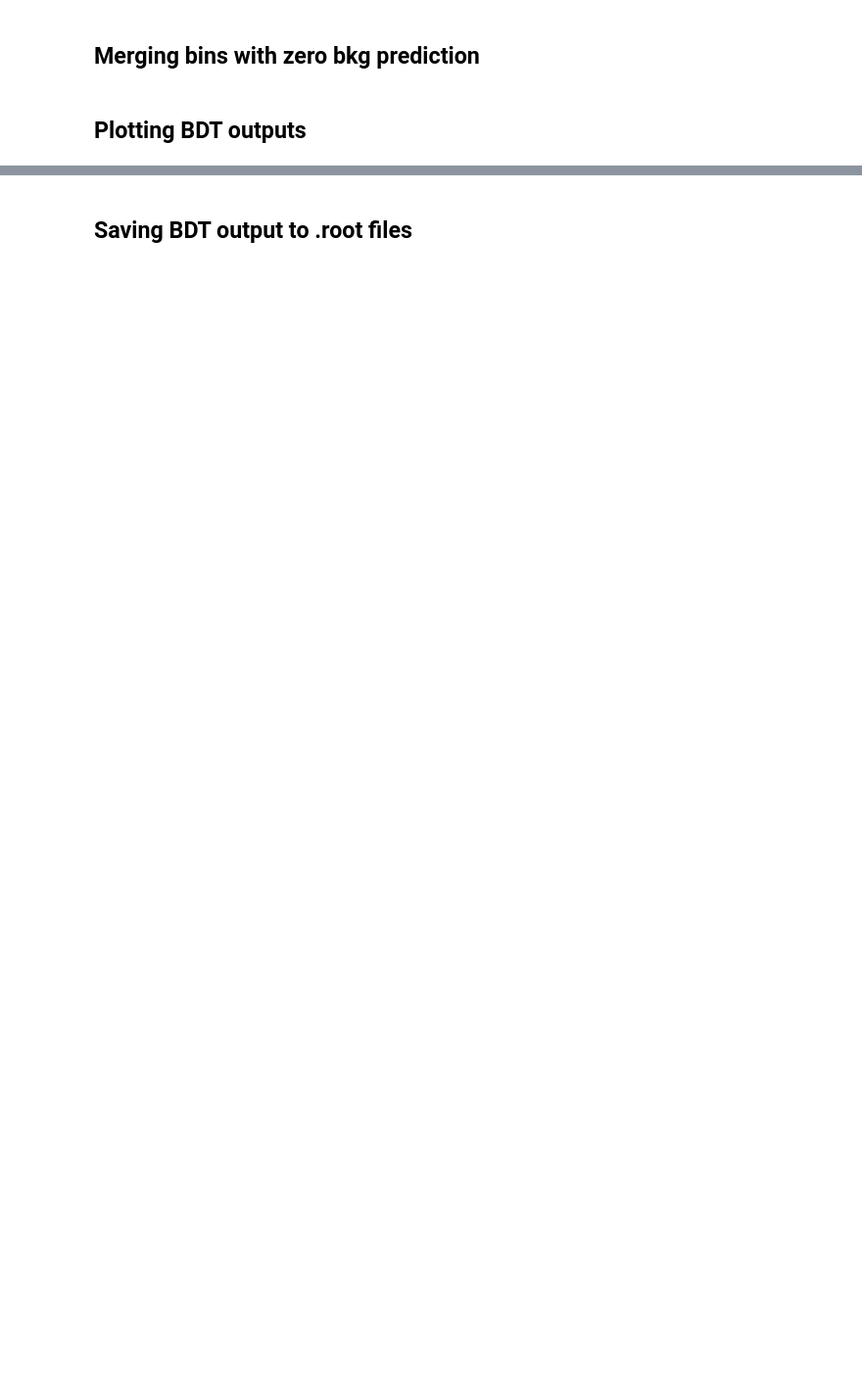
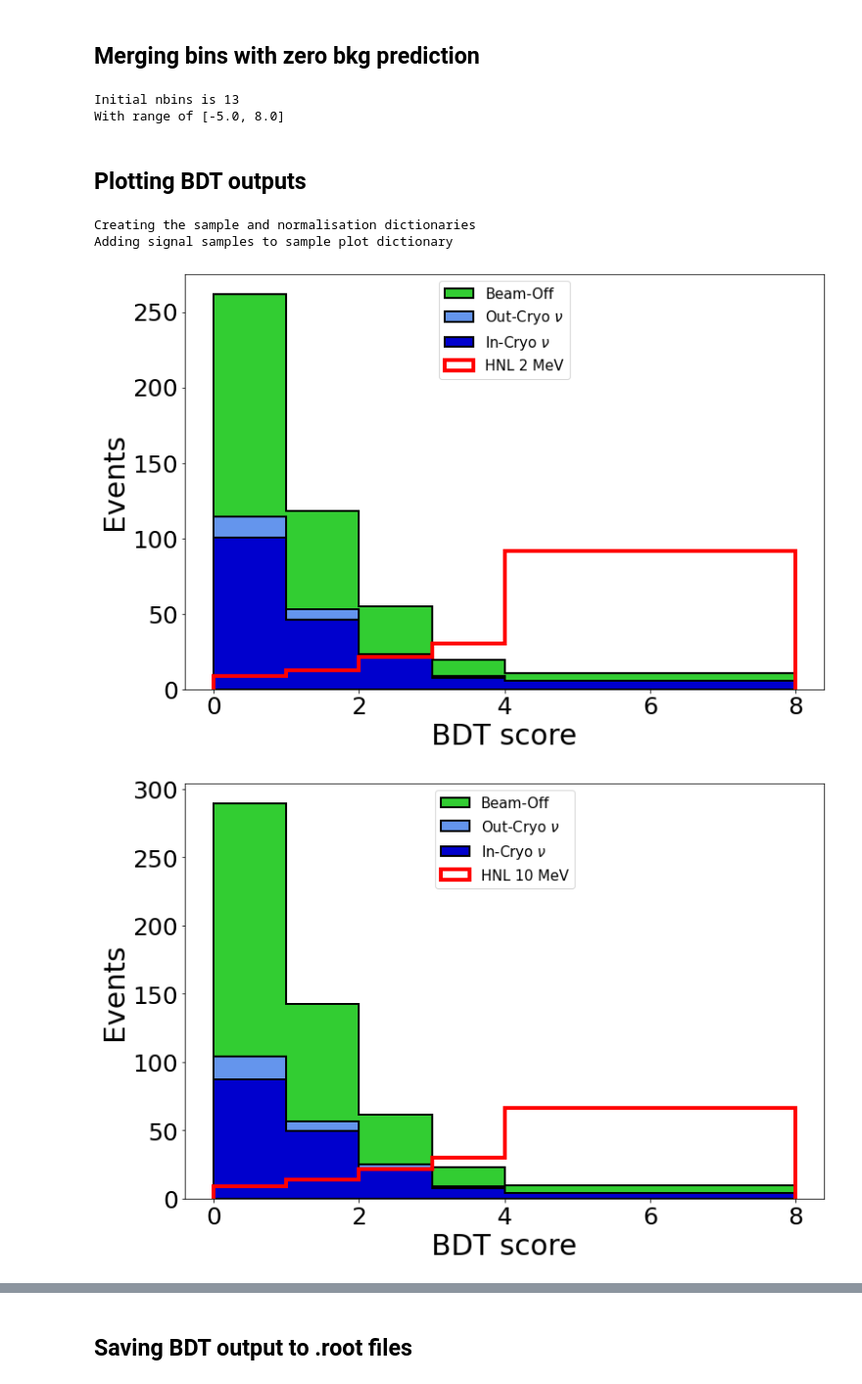
Before and after one commit to dmarsden01/uboone_HNL_analysis, a Jupyter notebook: 3.5_BDT_Results.ipynb, the cells around one changed output, grey strips where cells are left out. Shown at 98% size. Drawn from its saved outputs; the diff is of its cells as text; code cells hidden in the pictures; blank space fills up the shorter version.

```diff
--- a/3.5_BDT_Results.ipynb
+++ b/3.5_BDT_Results.ipynb
@@ -81,30 +87,29 @@ for sample in samples:
             sample_test_dict[sample] = pd.read_pickle(loc_pkls+f"pi0_selection/Preselected_"+Params["Run"]+f"_{sample}.pkl")
     else: #Standard sample types
         if sample == 'overlay':
-            sample_test_dict[sample] = pd.read_pickle(loc_pkls+"BDT_Test_dfs/Test_overlay_"+Params["Run"]+"_my_vars_flattened_FINAL.pkl")
+            sample_test_dict[sample] = pd.read_pickle(loc_pkls+"BDT_Test_dfs/Test_overlay_"+Params["Run"]+"_my_vars_flattened_ultimate.pkl")
         elif (Params["Load_single_file"] == True) and (isinstance(sample,int)):
-            sample_test_dict[sample] = pd.read_pickle(loc_pkls+f"BDT_Test_dfs/Test_signal_{sample}_"+Params["Run"]+"_my_vars_flattened_FINAL.pkl")
+            sample_test_dict[sample] = pd.read_pickle(loc_pkls+f"BDT_Test_dfs/Test_signal_{sample}_"+Params["Run"]+"_my_vars_flattened_ultimate.pkl")
         elif sample in Constants.HNL_mass_samples:
-            sample_test_dict[sample] = pd.read_pickle(loc_pkls+f"BDT_Test_dfs/Test_signal_{sample}_"+Params["Run"]+"_my_vars_flattened_FINAL.pkl")
+            sample_test_dict[sample] = pd.read_pickle(loc_pkls+f"BDT_Test_dfs/Test_signal_{sample}_"+Params["Run"]+"_my_vars_flattened_ultimate.pkl")
         elif (sample == 'beamoff') and (Params["EXT_in_training"] == True): #EXT only if extra EXT has been added
-            sample_test_dict[sample] = pd.read_pickle(loc_pkls+"BDT_Test_dfs/Test_beamoff_"+Params["Run"]+"_my_vars_flattened_FINAL.pkl")
+            sample_test_dict[sample] = pd.read_pickle(loc_pkls+"BDT_Test_dfs/Test_beamoff_"+Params["Run"]+"_my_vars_flattened_ultimate.pkl")
         else:
-            sample_test_dict[sample] = pd.read_pickle(loc_pkls+f"Preselected_{sample}_"+Params["Run"]+"_my_vars_flattened_FINAL.pkl")
+            sample_test_dict[sample] = pd.read_pickle(loc_pkls+f"Preselected_{sample}_"+Params["Run"]+"_my_vars_flattened_ultimate.pkl")
 # %%
-New_feature_list = ['shrclusdir2', 'n_tracks', 'trk_energy', 'shr_theta_v', 'contained_sps_ratio', 'shr_px_v',
-                    'trk_end_x_v', 'n_pfps', 'pfnplanehits_V', 'pfnplanehits_U', 'trk_calo_energy_u_v', 'trk_score_v',
-                    'NeutrinoEnergy2', 'shr_phi_v', 'pfnplanehits_Y', 'shr_pz_v', 'trk_theta_v', 'trk_phi_v',
-                    'trk_dir_z_v']
-# New_feature_list = ['shrclusdir2', 'n_tracks', 'trk_energy', 'shr_theta_v', 'contained_sps_ratio', 'trk_chipr_best', 'shr_px_v', 'trk_end_x_v',
-#              'n_pfps', 'pfnplanehits_V', 'pfnplanehits_U', 'trk_calo_energy_u_v', 'nu_flashmatch_score', 'trk_score_v', 'NeutrinoEnergy2',
-#              'shr_phi_v', 'pfnplanehits_Y', 'shr_pz_v', 'trk_theta_v', 'trk_phi_v', 'trk_energy_hits_tot', 'trk_dir_z_v', 'SliceCaloEnergy2']
+# New_feature_list = ['n_pfps', 'n_tracks', 'shr_theta_v', 'shr_phi_v', 'shr_pz_v', 'shrclusdir2', 'shr_energy_tot',
+#                          'trk_theta_v', 'trk_phi_v','trk_dir_z_v', 'trk_energy', 'trk_energy_tot', 'trk_calo_energy_u_v', 'trk_score_v',
+#                          'pfnplanehits_U', 'pfnplanehits_V', 'pfnplanehits_Y', 'NeutrinoEnergy2'] #ultimate vars
+New_feature_list = ['shrclusdir2', 'n_tracks', 'trk_energy', 'shr_theta_v', 'contained_sps_ratio', 'trk_chipr_best', 'shr_px_v', 'trk_end_x_v',
+             'n_pfps', 'pfnplanehits_V', 'pfnplanehits_U', 'trk_calo_energy_u_v', 'nu_flashmatch_score', 'trk_score_v', 'NeutrinoEnergy2',
+             'shr_phi_v', 'pfnplanehits_Y', 'shr_pz_v', 'trk_theta_v', 'trk_phi_v', 'trk_energy_hits_tot', 'trk_dir_z_v', 'SliceCaloEnergy2']
 
 # bdt_vars = feature_names
 bdt_vars = New_feature_list
 xgb_test_dict = {}
 
-# BDT_name = "_New_20_variables_FIXED.json"
-BDT_name = "_FINAL.json"
+BDT_name = "_New_20_variables_FIXED.json"
+# BDT_name = "_ultimate.json"
 
 for sample in sample_test_dict:
     xgb_test_dict[sample] = xgboost.DMatrix(sample_test_dict[sample][bdt_vars])
@@ -113,7 +118,7 @@ for sample in sample_test_dict:
 if Params["Load_single_file"] == True:
     HNL_mass = Params["single_file"]
     bdt = xgboost.Booster()
-    bdt.load_model(f"bdts/"+Params["Run"]+f"_{HNL_mass}MeV" + BDT_name)
+    bdt.load_model(f"bdts/"+Params["Run"]+f"_{HNL_mass}_MeV" + BDT_name)
     for sample in xgb_test_dict:
         results = bdt.predict(xgb_test_dict[sample])
         sample_test_dict[sample][f"BDT_output_{HNL_mass}MeV"] = results
@@ -122,7 +127,7 @@ elif Params["Load_pi0_signal"] == False:
     for HNL_mass in Constants.HNL_mass_samples:
         bdt = xgboost.Booster()
         # bdt.load_model(f"bdts/"+Params["Run"]+f"_{HNL_mass}_MeV_My_variables_flattened_highest_E_1.json")
-        bdt.load_model("bdts/"+Params["Run"]+f"_{HNL_mass}MeV" + BDT_name)
+        bdt.load_model("bdts/"+Params["Run"]+f"_{HNL_mass}_MeV" + BDT_name)
         for sample in xgb_test_dict:
             results = bdt.predict(xgb_test_dict[sample])
             sample_test_dict[sample][f"BDT_output_{HNL_mass}MeV"] = results
@@ -183,6 +191,9 @@ for HNL_mass in Constants.HNL_mass_samples:
 
     bins_new.append(bins_list[-1])
     merged_bins_dict[HNL_mass] = bins_new
+# %% [output]
+Initial nbins is 13
+With range of [-5.0, 8.0]
 # %% [markdown]
 ## Plotting BDT outputs
 # %%
@@ -225,22 +236,28 @@ if Params["Load_pi0_signal"] == True:
         signal_scale_list = np.ones(len(sample_test_dict[str(HNL_mass)+"_pi0"][f'BDT_output_{HNL_mass}MeV']))*SF_test
         samples_plot[HNL_mass]=sample_test_dict[str(HNL_mass)+"_pi0"]
         sample_norms[HNL_mass]=signal_scale_list
+# %% [output]
+Creating the sample and normalisation dictionaries
+Adding signal samples to sample plot dictionary
 # %%
 if Params["Load_single_file"] == True:
     HNL_masses = [Params["single_file"]]
 elif Params["Load_pi0_signal"] == False:
     HNL_masses = Constants.HNL_mass_samples
 if Params["Load_pi0_signal"] == True:
     HNL_masses = Constants.HNL_mass_pi0_samples
 
 xlims=[0,max_score_int]
 BINS = int(xlims[1]-xlims[0])
 
 PT.Plot_BDT_output(HNL_masses=HNL_masses, samples=samples_plot, sample_norms=sample_norms, colours={}, xlims=xlims,
                    bins=BINS,figsize=[12,8], MergeBins=True, density=False, legloc="upper center",logy=False, savefig=False,
-                   save_str = "top_20_test_New_gen", Run=Params["Run"], logit = Params["Use_logit"], HNL_scale=0.01)
+                   save_str = "ultimate", Run=Params["Run"], logit = Params["Use_logit"], HNL_scale=0.01)
 
 #If plotting data too: Write this
 # PT.Plot_BDT_output_data(HNL_masses=HNL_masses, samples=samples_plot, sample_norms=sample_norms, colours={}, xlims=xlims,
 #                    bins=BINS,figsize=[12,8], MergeBins=True, density=False, legloc="upper center",logy=False, savefig=False,
 #                    save_str = "top_20_test_New_gen", Run=Params["Run"], logit = Params["Use_logit"], HNL_scale=0.04)
+# %% [output]
+[figure, added]
+[figure, added]
```
Also changed, not shown: parts of 6 cells of this notebook, 6 other files.
